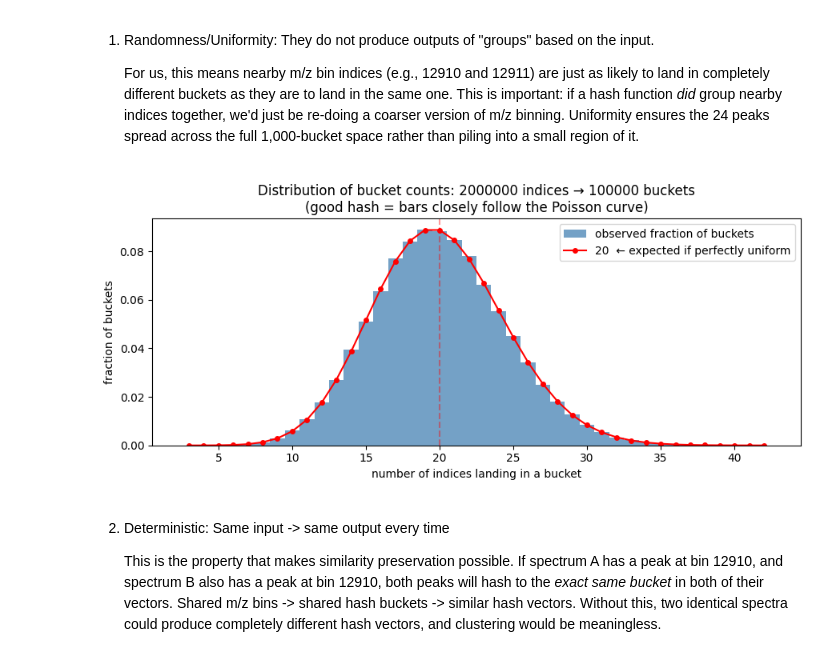
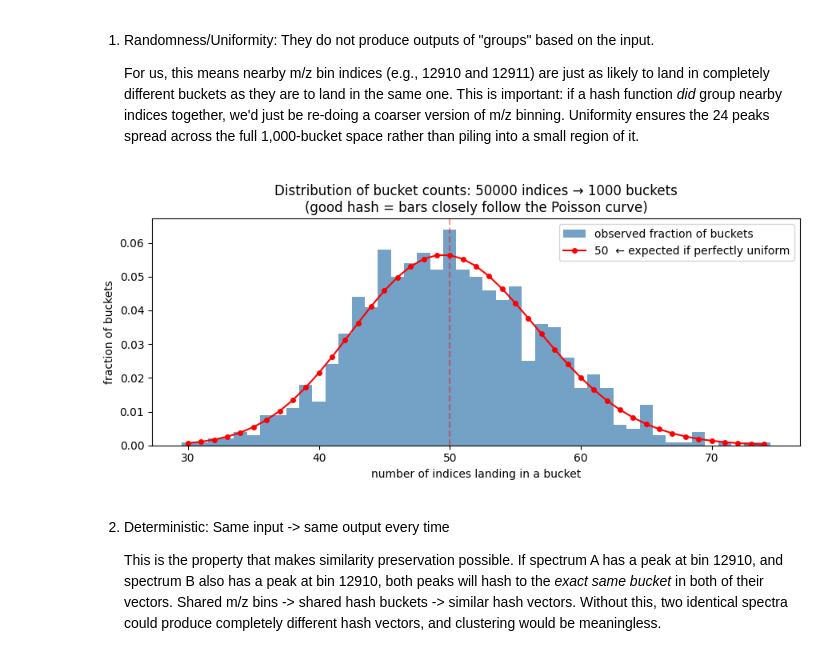
Before and after one commit to Alexander-Sol/MS_spectra_encoding, a Jupyter notebook: 02_Spectral_Hashing_and_OMS.ipynb, the cells around one changed output. Drawn from its saved outputs; the diff is of its cells as text; code cells hidden in the pictures.

```diff
--- a/02_Spectral_Hashing_and_OMS.ipynb
+++ b/02_Spectral_Hashing_and_OMS.ipynb
@@ -669,40 +662,40 @@ A *hash function* has 3 main properties, each of which directly satisfies one of
 # %%
 import mmh3
 # Let's hash some values, and see how uniformly they distribute into buckets
 
-DEMO_BUCKETS = 100000
+HASH_BUCKETS = 1000
 
 def bucket_for_index(idx: int) -> int:
-    return mmh3.hash(str(idx)) % DEMO_BUCKETS # encode ints => bytes for mmh3
+    return mmh3.hash(str(idx)) % HASH_BUCKETS # encode ints => bytes for mmh3
 
 
-N = 2000000
-sample = np.random.choice(20000000, size=N, replace=False)
+N = 50000
+sample = np.random.choice(N, size=N, replace=False)
 buckets_sample = [bucket_for_index(int(i)) for i in sample]
-counts = np.bincount(buckets_sample, minlength=DEMO_BUCKETS)
+counts = np.bincount(buckets_sample, minlength=HASH_BUCKETS)
 
-expected_mean = N / DEMO_BUCKETS  # = 20 expected indices per bucket
+expected_mean = N / HASH_BUCKETS  # = 20 expected indices per bucket
 
 from scipy.stats import poisson as _poisson
 
 x = np.arange(counts.min(), counts.max() + 1)
 bins = np.arange(counts.min() - 0.5, counts.max() + 1.5)
 
 plt.figure(figsize=(9, 4))
 plt.hist(counts, bins=bins, density=True, color="steelblue", alpha=0.75,
          label="observed fraction of buckets")
 plt.plot(x, _poisson.pmf(x, expected_mean), "r-o", markersize=4, linewidth=1.5,
          label=f"{expected_mean:.0f}  ← expected if perfectly uniform")
 plt.axvline(expected_mean, color="red", linestyle="--", alpha=0.4)
 plt.xlabel("number of indices landing in a bucket")
 plt.ylabel("fraction of buckets")
 plt.title(f"Distribution of bucket counts: {N} indices → {DEMO_BUCKETS} buckets\n"
           f"(good hash = bars closely follow the Poisson curve)")
 plt.legend()
 plt.tight_layout()
 plt.show()
 # %% [output]
-[figure, old version]
+[figure, new version]
 # %% [markdown]
 2. Deterministic: Same input -> same output every time
 
```
Also changed, not shown: parts of 9 cells of this notebook.
